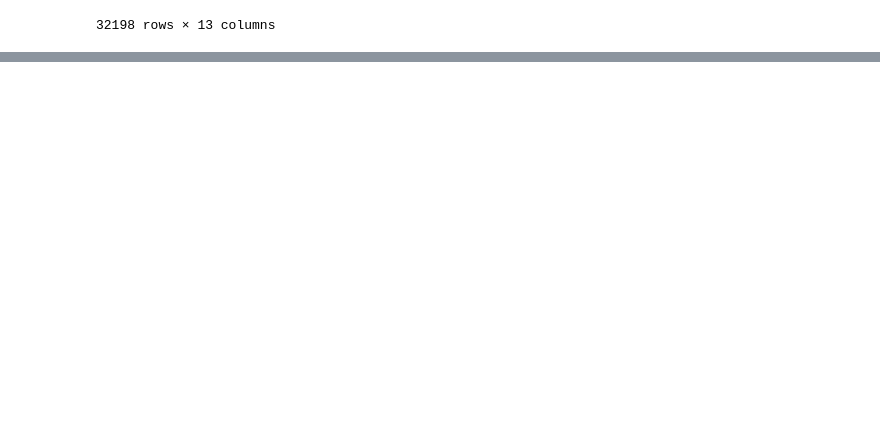
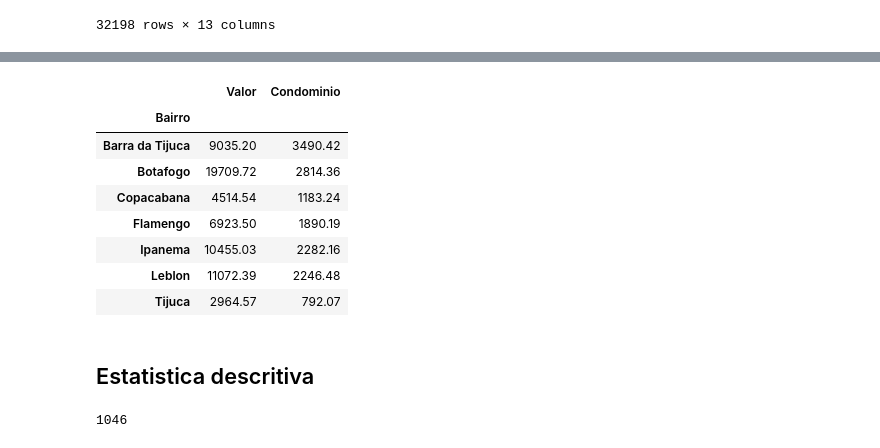
Before and after one commit to ClovisMonteiro/Python_para_Data_Science, a Jupyter notebook: pandas/Base de Dados.ipynb, the cells around one changed output, grey strips where cells are left out. Drawn from its saved outputs; the diff is of its cells as text; code cells hidden in the pictures; blank space fills up the shorter version.

```diff
--- a/pandas/Base de Dados.ipynb
+++ b/pandas/Base de Dados.ipynb
@@ -455,0 +539,2 @@ dados
+# %%
+dados.drop(['Valor Bruto', 'Valor Bruto m2'], axis = 1, inplace = True)
@@ -455,0 +563,4 @@ dados
+# %%
+bairros = ['Barra da Tijuca', 'Copacabana', 'Ipanema', 'Leblon', 'Botafogo', 'Flamengo', 'Tijuca']
+selecao = dados['Bairro'].isin(bairros)
+dados = dados[selecao]
@@ -455,0 +578,2 @@ dados
+# %%
+grupo_bairro = dados.groupby('Bairro')
@@ -455,0 +614,20 @@ dados
+# %%
+grupo_bairro[['Valor', 'Condominio']].mean().round(2)
+# %% [output]
+|  | Valor | Condominio |
+| Bairro |  |  |
+| Barra da Tijuca | 9035.20 | 3490.42 |
+| Botafogo | 19709.72 | 2814.36 |
+| Copacabana | 4514.54 | 1183.24 |
+| Flamengo | 6923.50 | 1890.19 |
+| Ipanema | 10455.03 | 2282.16 |
+| Leblon | 11072.39 | 2246.48 |
+| Tijuca | 2964.57 | 792.07 |
+# %% [markdown]
+## Estatistica descritiva
+# %%
+selecao = dados['Tipo'] == 'Apartamento'
+n1 = dados[selecao].shape[0]
+n1
+# %% [output]
+1046
```
Also changed, not shown: parts of 23 cells of this notebook.
